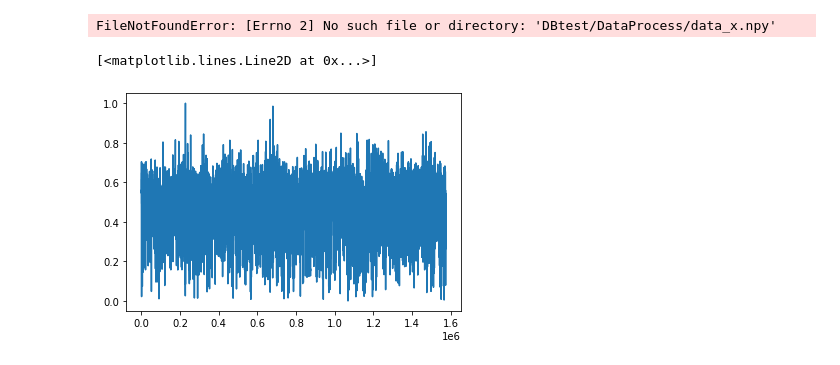
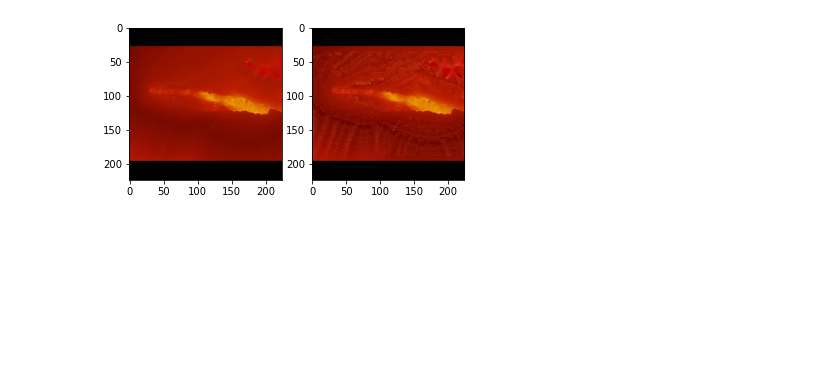
Before and after one commit to wtychn/DeepLearning, a Jupyter notebook: gear.ipynb, the cells around one changed output. Drawn from its saved outputs; the diff is of its cells as text; code cells hidden in the pictures; blank space fills up the shorter version.

```diff
--- a/gear.ipynb
+++ b/gear.ipynb
@@ -1,26 +1,15 @@
-# %%
-import numpy as np
-import torch
-import pandas as pd
-import matplotlib.pyplot as plt
-import shutil
-import os
-
-temperature = np.load('DBtest/DataProcess/data_x.npy')
-
-plt.plot(temperature[160])
-# %% [output]
-FileNotFoundError: [Errno 2] No such file or directory: 'DBtest/DataProcess/data_x.npy'
-# %%
-velocity = pd.read_csv("DBtest/DataProcess/IronVelocityS.csv", usecols=['time', 'vel'])
-
-#
-velocity = velocity[velocity['vel']>0]
-#
-velocity['vel'] = (velocity['vel'] - velocity['vel'].min()) / (
-                velocity['vel'].max() - velocity['vel'].min())
-plt.plot(velocity['vel'])
-# print(velocity['vel'].min())
-# %% [output]
-[<matplotlib.lines.Line2D at 0x...>]
-[figure, removed]
+# %%
+from DBtest.AdaptiveContrastEnhance import AdaptiveContrastEnhance as ace
+import cv2
+import matplotlib.pyplot as plt
+
+ace = ace()
+img = cv2.imread('test3.jpg')
+aceImg = ace.adaptContrastEnhancement(img)
+plt.subplot(1, 2, 1)
+plt.imshow(img[:,:,::-1])
+plt.subplot(1, 2, 2)
+plt.imshow(aceImg[:,:,::-1])
+plt.show()
+# %% [output]
+[figure, added]
```
Also changed, not shown: 8 other files.
